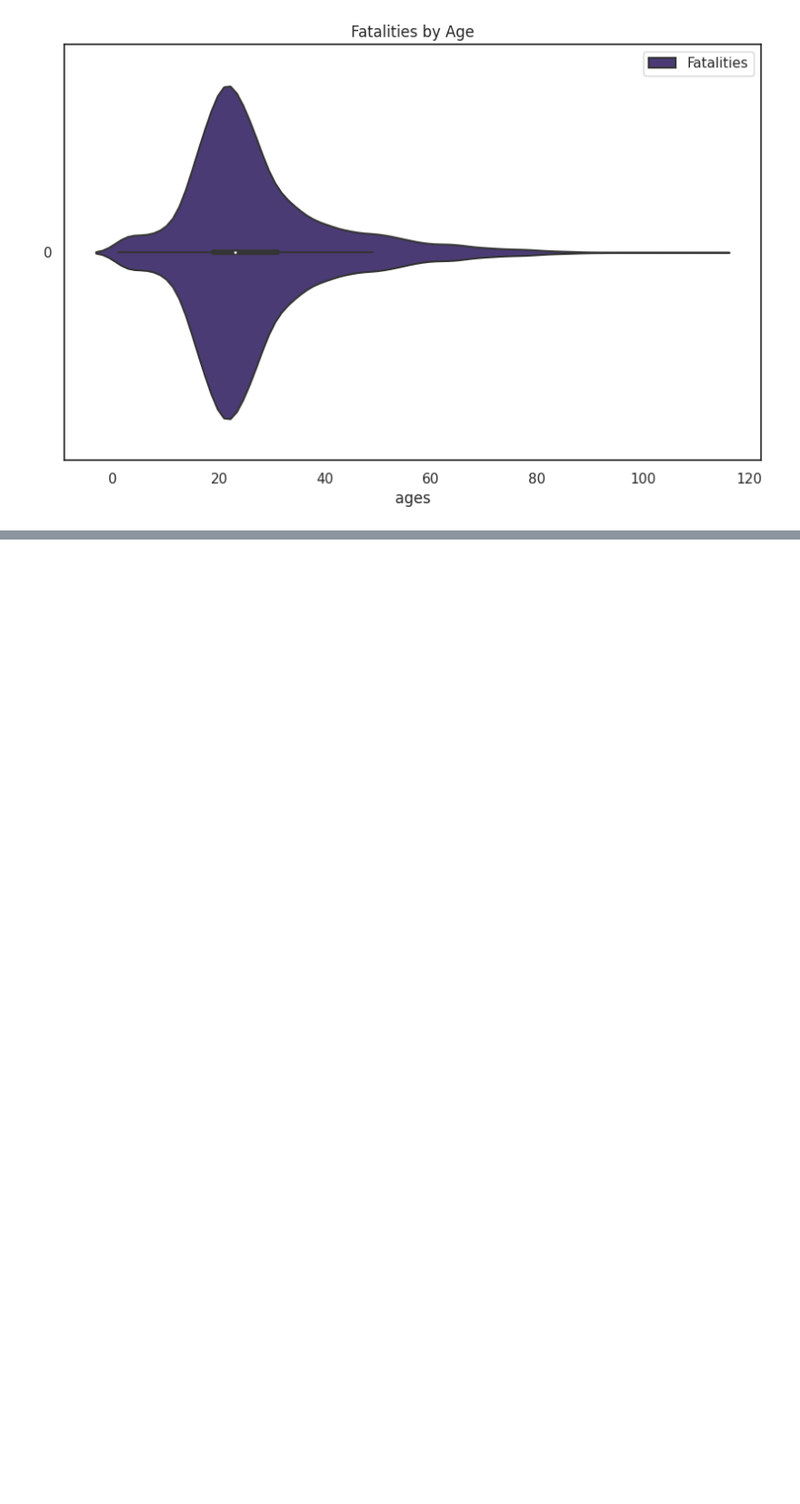
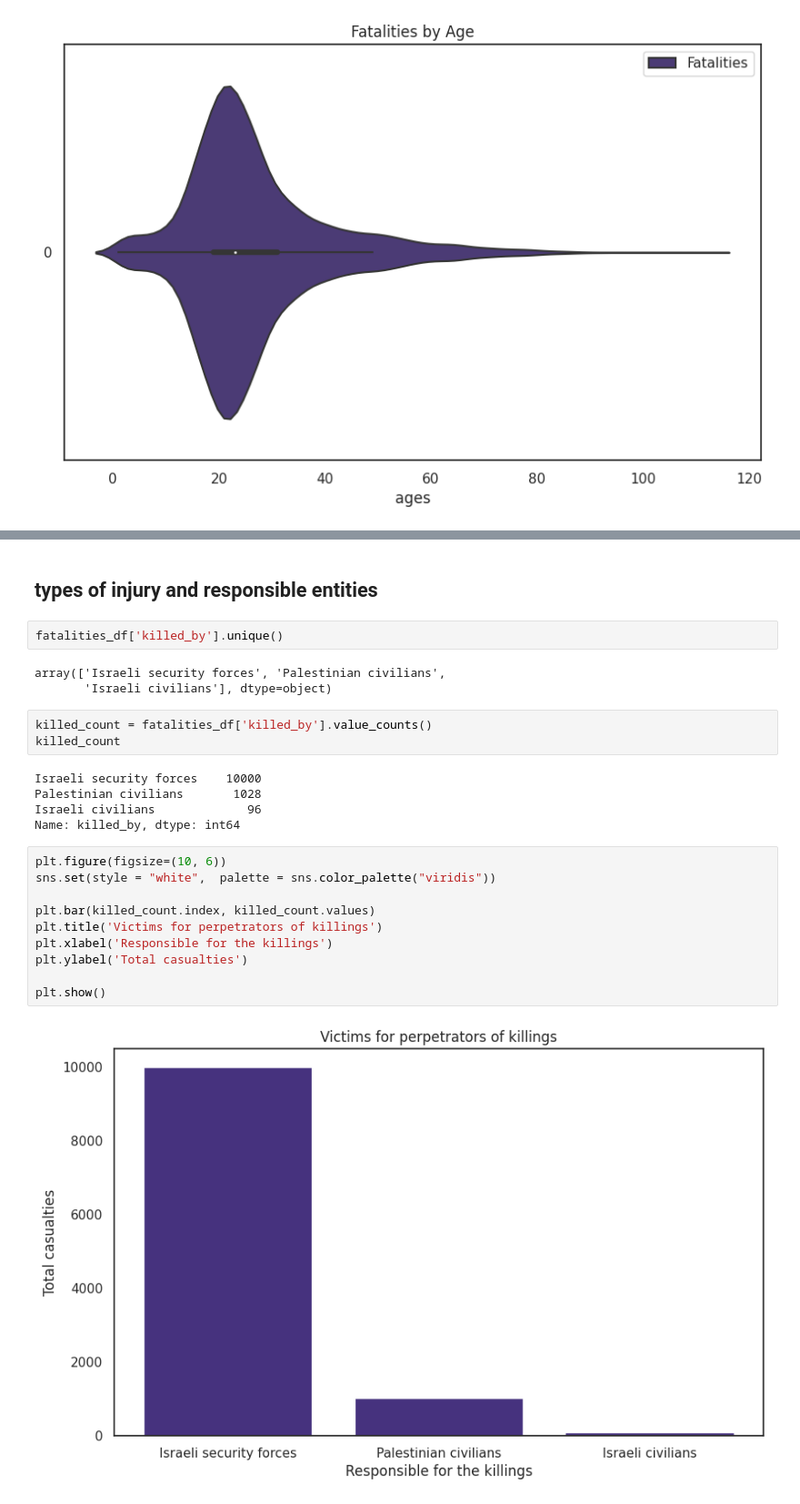
Before and after one commit to exdsgift/IPC-MideastAnalytics, a Jupyter notebook: Fatalities_Project.ipynb, the cells around one changed output, grey strips where cells are left out. Shown at 91% size. Saved outputs shown, nothing was run; the diff lists cells and outputs as text; blank space fills up the shorter version.

```diff
--- a/Fatalities_Project.ipynb
+++ b/Fatalities_Project.ipynb
@@ -489,0 +506,27 @@ plt.show()
+# %% [markdown]
+## types of injury and responsible entities
+# %%
+fatalities_df['killed_by'].unique()
+# %% [output]
+array(['Israeli security forces', 'Palestinian civilians',
+       'Israeli civilians'], dtype=object)
+# %%
+killed_count = fatalities_df['killed_by'].value_counts()
+killed_count
+# %% [output]
+Israeli security forces    10000
+Palestinian civilians       1028
+Israeli civilians             96
+Name: killed_by, dtype: int64
+# %%
+plt.figure(figsize=(10, 6))
+sns.set(style = "white",  palette = sns.color_palette("viridis"))
+
+plt.bar(killed_count.index, killed_count.values)
+plt.title('Victims for perpetrators of killings')
+plt.xlabel('Responsible for the killings')
+plt.ylabel('Total casualties')
+
+plt.show()
+# %% [output]
+[figure, added]
```
Also changed, not shown: parts of 20 cells of this notebook.
